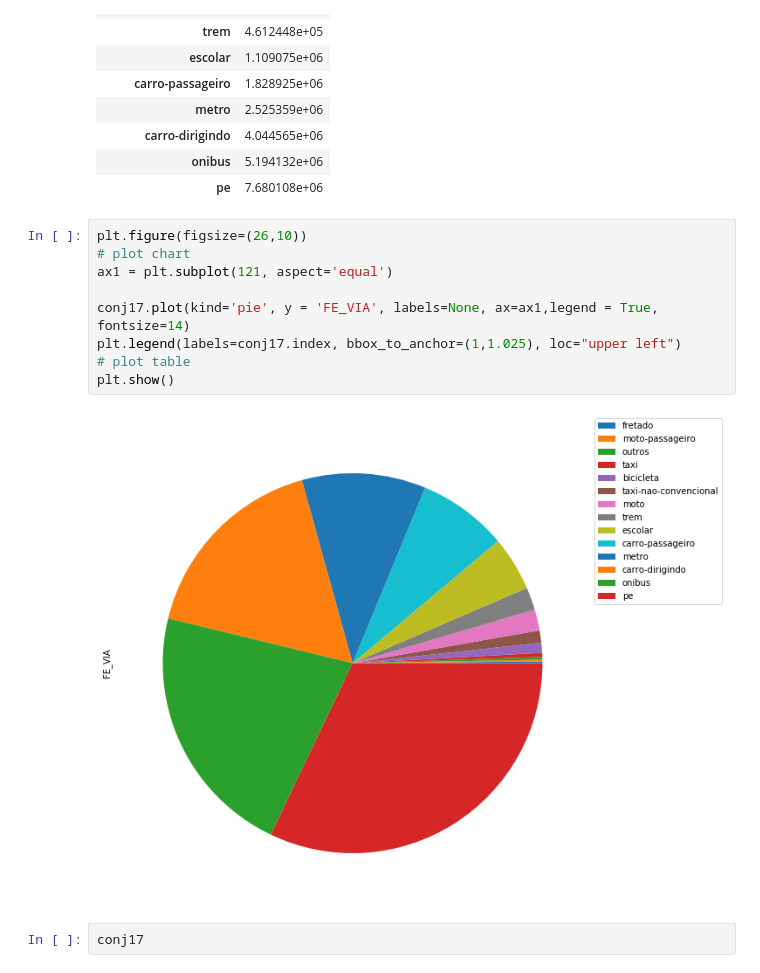
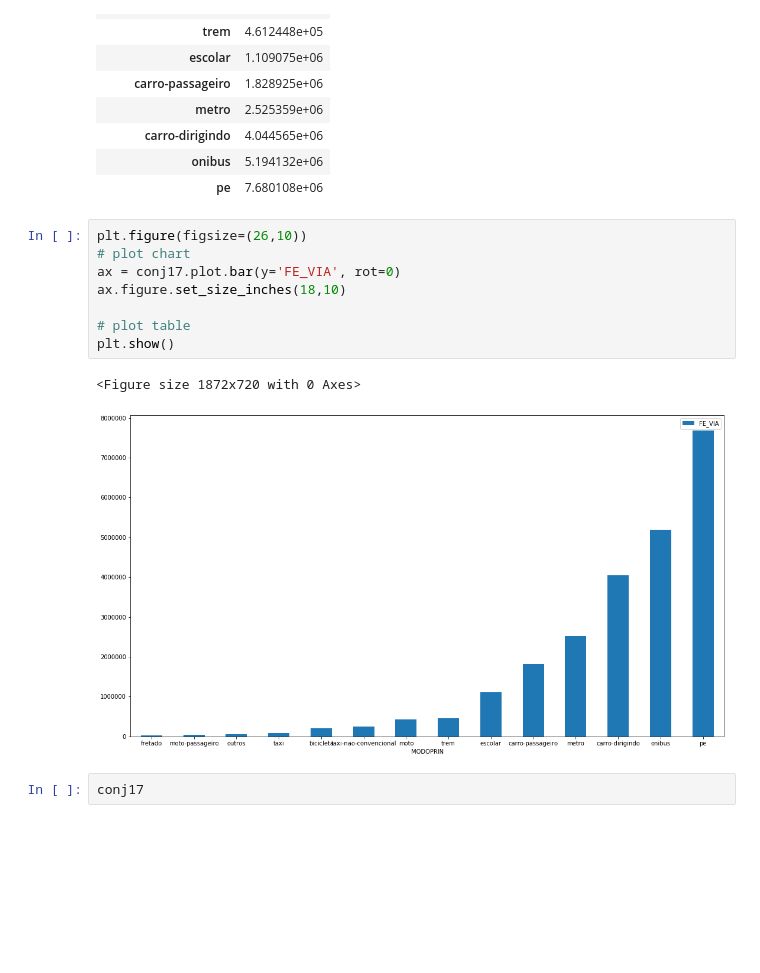
Before and after one commit to ezambomsantana/analise_od, a Jupyter notebook: notebook/Bike Analysis.ipynb, the cells around one changed output. Cells and saved outputs as stored; diff of their text form; blank space fills up the shorter version.

```diff
--- a/notebook/Bike Analysis.ipynb
+++ b/notebook/Bike Analysis.ipynb
@@ -95,14 +97,14 @@ conj17
 # %%
 plt.figure(figsize=(26,10))
 # plot chart
-ax1 = plt.subplot(121, aspect='equal')
+ax = conj17.plot.bar(y='FE_VIA', rot=0)
+ax.figure.set_size_inches(18,10)
 
-conj17.plot(kind='pie', y = 'FE_VIA', labels=None, ax=ax1,legend = True, fontsize=14)
-plt.legend(labels=conj17.index, bbox_to_anchor=(1,1.025), loc="upper left")
 # plot table
 plt.show()
 # %% [output]
+<Figure size 1872x720 with 0 Axes>
-[figure, old version]
+[figure, new version]
 # %%
 conj17
 # %% [output]
```
Also changed, not shown: parts of 4 cells of this notebook, 3 other files.
